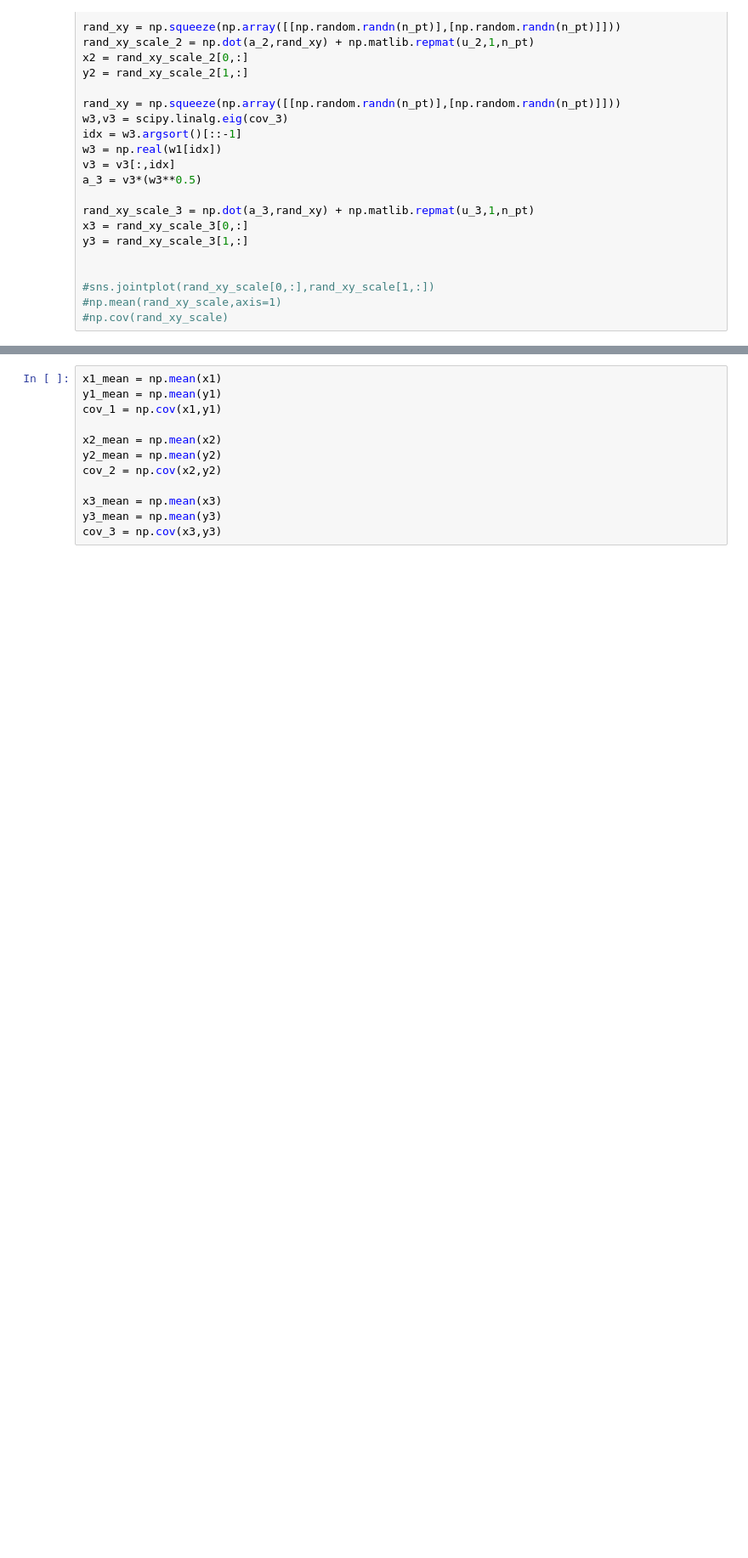
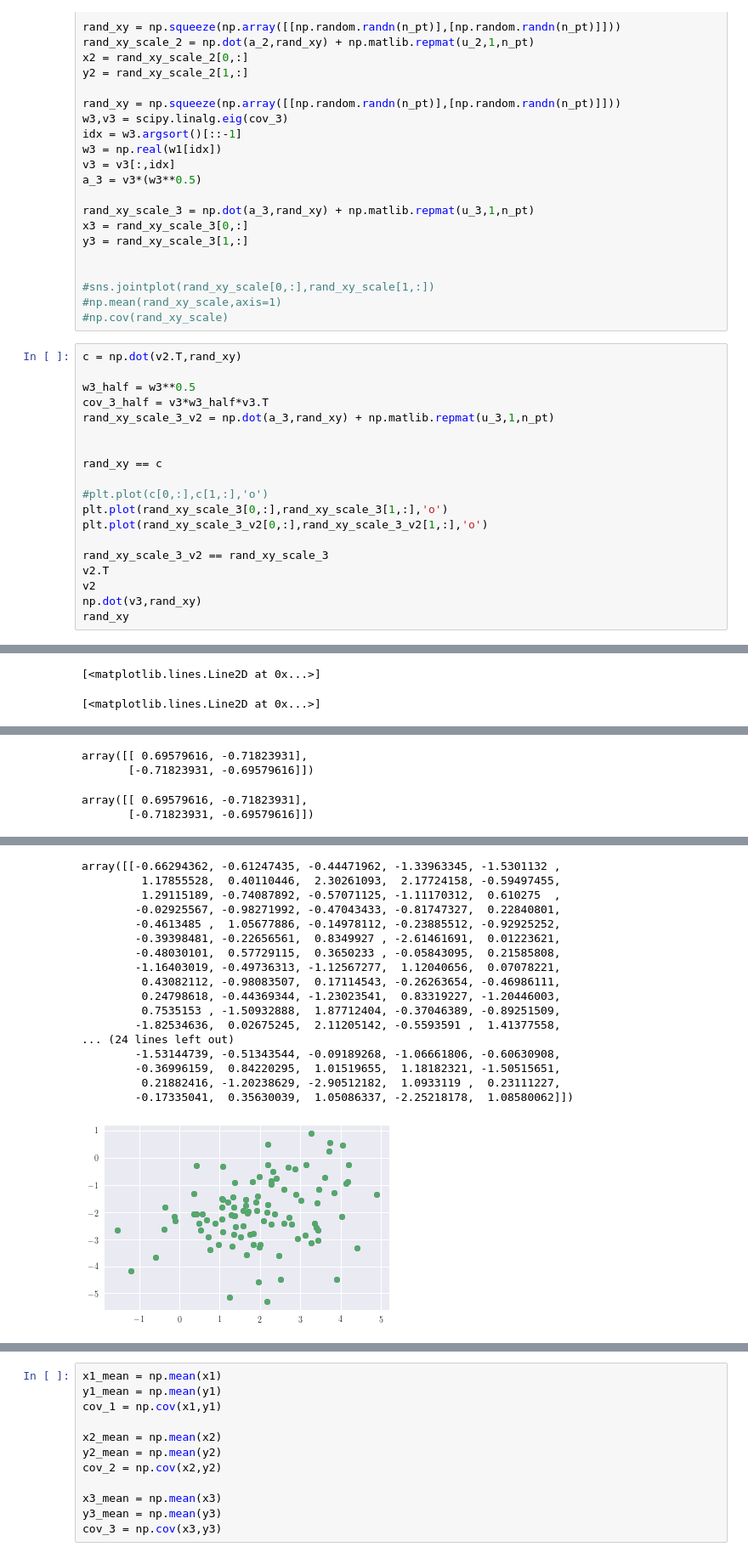
Before and after one commit to davidjuliancaldwell/machine-learning-class, a Jupyter notebook: hw1/hw-1-prob1-notebook.ipynb, the cells around one changed output, grey strips where cells are left out. Shown at 85% size. Drawn from its saved outputs; the diff is of its cells as text; blank space fills up the shorter version.

```diff
--- a/hw1/hw-1-prob1-notebook.ipynb
+++ b/hw1/hw-1-prob1-notebook.ipynb
@@ -81,3 +81,23 @@ y3 = rand_xy_scale_3[1,:]
 #sns.jointplot(rand_xy_scale[0,:],rand_xy_scale[1,:])
 #np.mean(rand_xy_scale,axis=1)
 #np.cov(rand_xy_scale)
+# %%
+c = np.dot(v2.T,rand_xy)
+
+w3_half = w3**0.5
+cov_3_half = v3*w3_half*v3.T
+rand_xy_scale_3_v2 = np.dot(a_3,rand_xy) + np.matlib.repmat(u_3,1,n_pt)
+
+
+rand_xy == c
+
+#plt.plot(c[0,:],c[1,:],'o')
+plt.plot(rand_xy_scale_3[0,:],rand_xy_scale_3[1,:],'o')
+plt.plot(rand_xy_scale_3_v2[0,:],rand_xy_scale_3_v2[1,:],'o')
+
+rand_xy_scale_3_v2 == rand_xy_scale_3
+v2.T
+v2
+np.dot(v3,rand_xy)
+rand_xy
+# %% [output]
@@ -83,0 +121,2 @@ y3 = rand_xy_scale_3[1,:]
+[<matplotlib.lines.Line2D at 0x...>]
+[<matplotlib.lines.Line2D at 0x...>]
@@ -83,0 +140,4 @@ y3 = rand_xy_scale_3[1,:]
+array([[ 0.69579616, -0.71823931],
+       [-0.71823931, -0.69579616]])
+array([[ 0.69579616, -0.71823931],
+       [-0.71823931, -0.69579616]])
@@ -84,3 +161,21 @@ y3 = rand_xy_scale_3[1,:]
+array([[-0.66294362, -0.61247435, -0.44471962, -1.33963345, -1.5301132 ,
+         1.17855528,  0.40110446,  2.30261093,  2.17724158, -0.59497455,
+         1.29115189, -0.74087892, -0.57071125, -1.11170312,  0.610275  ,
+        -0.02925567, -0.98271992, -0.47043433, -0.81747327,  0.22840801,
+        -0.4613485 ,  1.05677886, -0.14978112, -0.23885512, -0.92925252,
+        -0.39398481, -0.22656561,  0.8349927 , -2.61461691,  0.01223621,
+        -0.48030101,  0.57729115,  0.3650233 , -0.05843095,  0.21585808,
+        -1.16403019, -0.49736313, -1.12567277,  1.12040656,  0.07078221,
+         0.43082112, -0.98083507,  0.17114543, -0.26263654, -0.46986111,
+         0.24798618, -0.44369344, -1.23023541,  0.83319227, -1.20446003,
+         0.7535153 , -1.50932888,  1.87712404, -0.37046389, -0.89251509,
+        -1.82534636,  0.02675245,  2.11205142, -0.5593591 ,  1.41377558,
+... (24 lines left out)
+        -1.53144739, -0.51343544, -0.09189268, -1.06661806, -0.60630908,
+        -0.36996159,  0.84220295,  1.01519655,  1.18182321, -1.50515651,
+         0.21882416, -1.20238629, -2.90512182,  1.0933119 ,  0.23111227,
+        -0.17335041,  0.35630039,  1.05086337, -2.25218178,  1.08580062]])
+[figure, added]
 # %%
 plt.figure()
 plt.plot(x1,y1,'^',label=r'$ \mu_1$ and $\sigma_1$')
```
Also changed, not shown: parts of 6 cells of this notebook.
